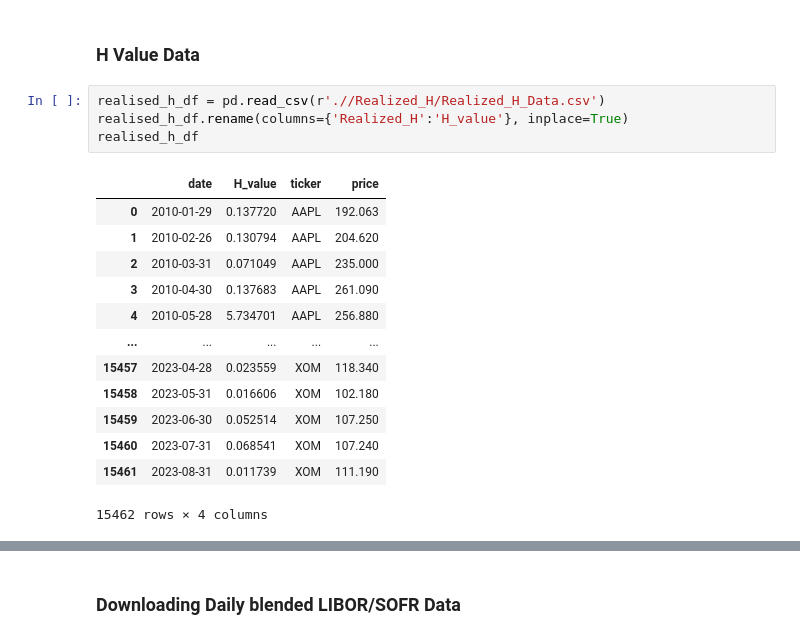
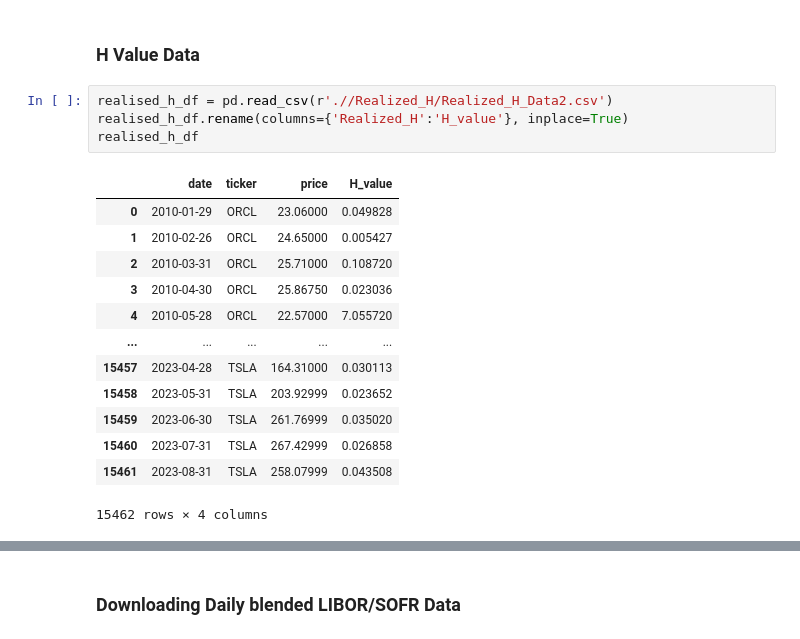
Before and after one commit to roshnx/buy-rough-sell-smooth, a Jupyter notebook: Trading_Strategy/trading_strategy.ipynb, the cells around one changed output, grey strips where cells are left out. Cells and saved outputs as stored; diff of their text form.

```diff
--- a/Trading_Strategy/trading_strategy.ipynb
+++ b/Trading_Strategy/trading_strategy.ipynb
@@ -39,20 +39,20 @@ from scipy.stats import skew, kurtosis
 # %% [markdown]
 ### **H Value Data**
 # %%
-realised_h_df = pd.read_csv(r'.//Realized_H/Realized_H_Data.csv')
+realised_h_df = pd.read_csv(r'.//Realized_H/Realized_H_Data2.csv')
 realised_h_df.rename(columns={'Realized_H':'H_value'}, inplace=True)
 realised_h_df
 # %% [output]
-|  | date | H_value | ticker | price |
-| 0 | 2010-01-29 | 0.137720 | AAPL | 192.063 |
-| 1 | 2010-02-26 | 0.130794 | AAPL | 204.620 |
-| 2 | 2010-03-31 | 0.071049 | AAPL | 235.000 |
-| 3 | 2010-04-30 | 0.137683 | AAPL | 261.090 |
-| 4 | 2010-05-28 | 5.734701 | AAPL | 256.880 |
+|  | date | ticker | price | H_value |
+| 0 | 2010-01-29 | ORCL | 23.06000 | 0.049828 |
+| 1 | 2010-02-26 | ORCL | 24.65000 | 0.005427 |
+| 2 | 2010-03-31 | ORCL | 25.71000 | 0.108720 |
+| 3 | 2010-04-30 | ORCL | 25.86750 | 0.023036 |
+| 4 | 2010-05-28 | ORCL | 22.57000 | 7.055720 |
 | ... | ... | ... | ... | ... |
-| 15457 | 2023-04-28 | 0.023559 | XOM | 118.340 |
-| 15458 | 2023-05-31 | 0.016606 | XOM | 102.180 |
-| 15459 | 2023-06-30 | 0.052514 | XOM | 107.250 |
-| 15460 | 2023-07-31 | 0.068541 | XOM | 107.240 |
-| 15461 | 2023-08-31 | 0.011739 | XOM | 111.190 |
+| 15457 | 2023-04-28 | TSLA | 164.31000 | 0.030113 |
+| 15458 | 2023-05-31 | TSLA | 203.92999 | 0.023652 |
+| 15459 | 2023-06-30 | TSLA | 261.76999 | 0.035020 |
+| 15460 | 2023-07-31 | TSLA | 267.42999 | 0.026858 |
+| 15461 | 2023-08-31 | TSLA | 258.07999 | 0.043508 |
 15462 rows × 4 columns
```
Also changed, not shown: parts of 17 cells of this notebook.
